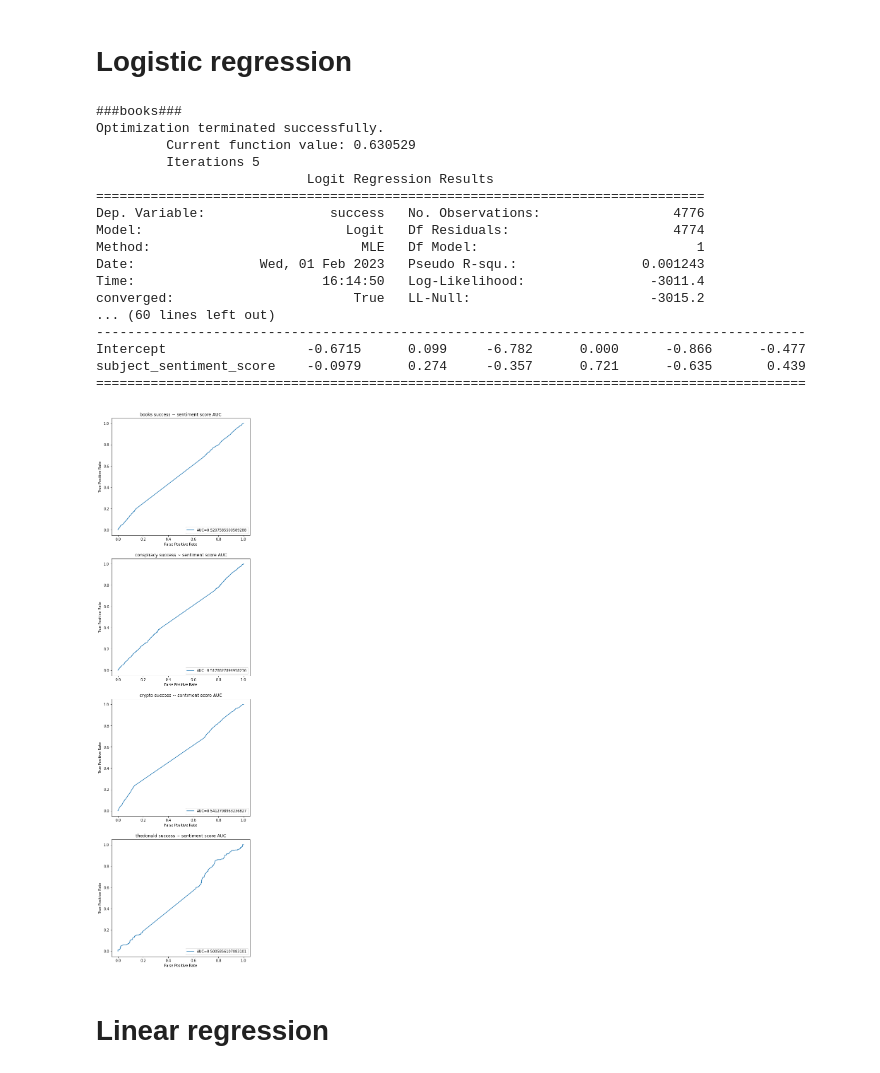
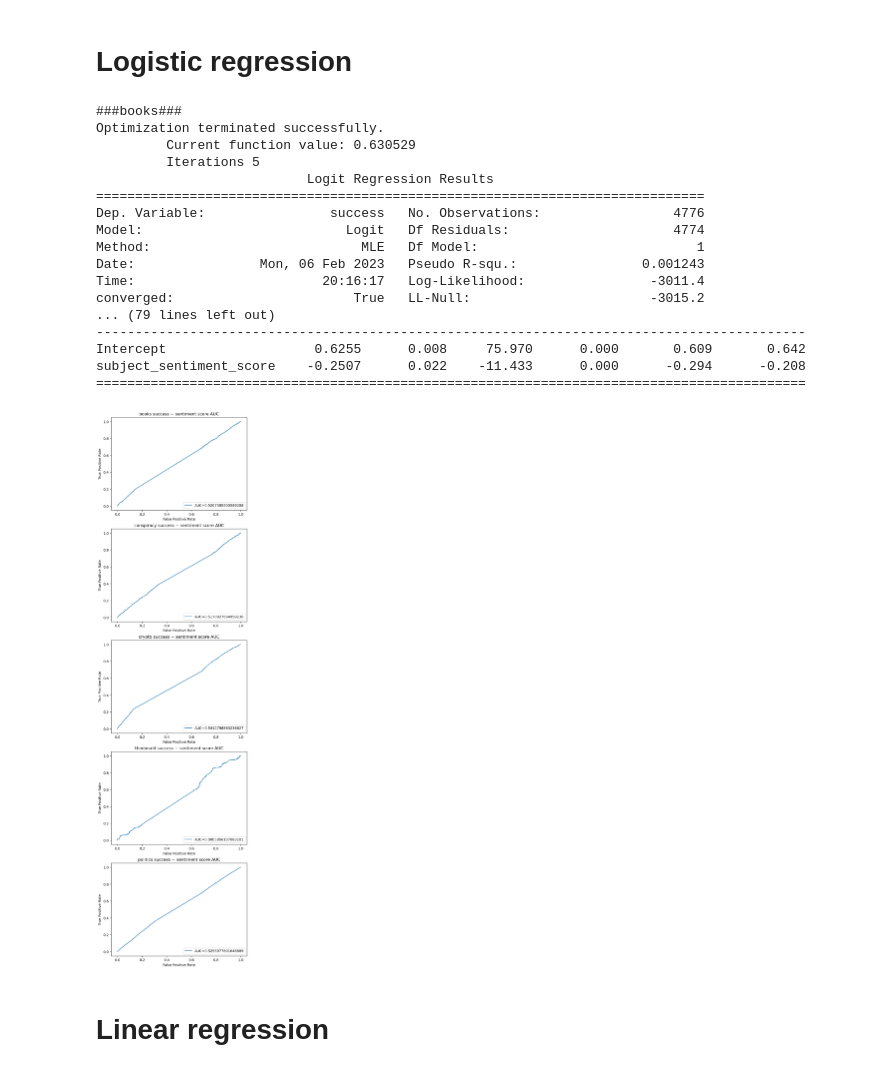
Before and after one commit to caralynch/reddit_analyses, a Jupyter notebook: 9_regression.ipynb, the cells around one changed output. Drawn from its saved outputs; the diff is of its cells as text; code cells hidden in the pictures.

```diff
--- a/9_regression.ipynb
+++ b/9_regression.ipynb
@@ -14,6 +14,6 @@ import statsmodels.formula.api as smf
 import statsmodels.api as sm
 from patsy import dmatrices
 # %%
-posts = pickle.load(open('thread_posts_EDT_times.p', 'rb'))
+posts = pickle.load(open('thread_5_posts_EDT_times.p', 'rb'))
 # %%
-thread_info = pickle.load(open('thread_info.p', 'rb'))
+thread_info = pickle.load(open('thread_5_info.p', 'rb'))
@@ -47,7 +49,7 @@ for key in thread_info:
     regression_thread_data[key] = pd.merge(
         thread_info[key],
         posts[key][[
-            'thread_id', 'timestamp', 'author',
+            'thread_id', 'timestamp', 'author', 'score',
             'subject_sentiment_score'
             ]],
         on='thread_id'
@@ -61,7 +63,7 @@ for key in regression_thread_data:
         regression_thread_data[key].thread_size > 1, 'success'
     ] = 1
 # %%
-fig, axes = plt.subplots(4, figsize=(7,28))
+fig, axes = plt.subplots(5, figsize=(7,28))
 
 i = 0
 
@@ -75,39 +77,39 @@ for key in regression_thread_data:
     ).fit()
     print(logistic_regression[key].summary())
 
     y_predicted = logistic_regression[key].predict()
     y_real = regression_thread_data[key].success
 
     fpr, tpr, _ = metrics.roc_curve(y_real,  y_predicted)
     auc = metrics.roc_auc_score(y_real,  y_predicted)
 
     axes[i].plot(fpr, tpr, label="AUC="+str(auc))
     axes[i].set_ylabel('True Positive Rate')
     axes[i].set_xlabel('False Positive Rate')
     axes[i].set_title(f"{key} success ~ sentiment score AUC")
     axes[i].legend(loc=4)
     i += 1
 
 plt.show()
 # %% [output]
 ###books###
 Optimization terminated successfully.
          Current function value: 0.630529
          Iterations 5
                            Logit Regression Results
 ==============================================================================
 Dep. Variable:                success   No. Observations:                 4776
 Model:                          Logit   Df Residuals:                     4774
 Method:                           MLE   Df Model:                            1
-Date:                Wed, 01 Feb 2023   Pseudo R-squ.:                0.001243
-Time:                        16:14:50   Log-Likelihood:                -3011.4
+Date:                Mon, 06 Feb 2023   Pseudo R-squ.:                0.001243
+Time:                        20:16:17   Log-Likelihood:                -3011.4
 converged:                       True   LL-Null:                       -3015.2
-... (60 lines left out)
+... (79 lines left out)
 -------------------------------------------------------------------------------------------
-Intercept                  -0.6715      0.099     -6.782      0.000      -0.866      -0.477
-subject_sentiment_score    -0.0979      0.274     -0.357      0.721      -0.635       0.439
+Intercept                   0.6255      0.008     75.970      0.000       0.609       0.642
+subject_sentiment_score    -0.2507      0.022    -11.433      0.000      -0.294      -0.208
 ===========================================================================================
-[figure, old version]
+[figure, new version]
 # %% [markdown]
 # Linear regression
 # %%
```
Also changed, not shown: parts of 9 cells of this notebook, 6 other files.
